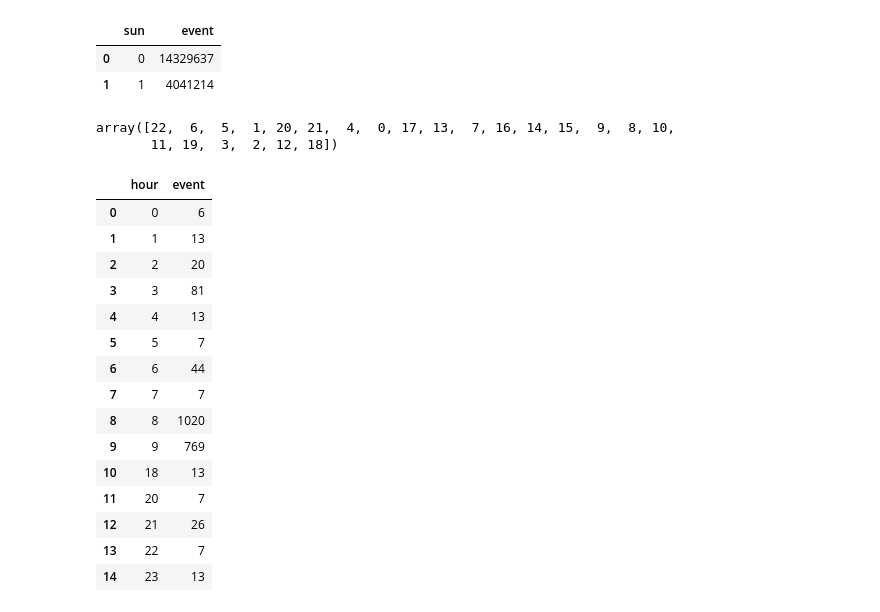
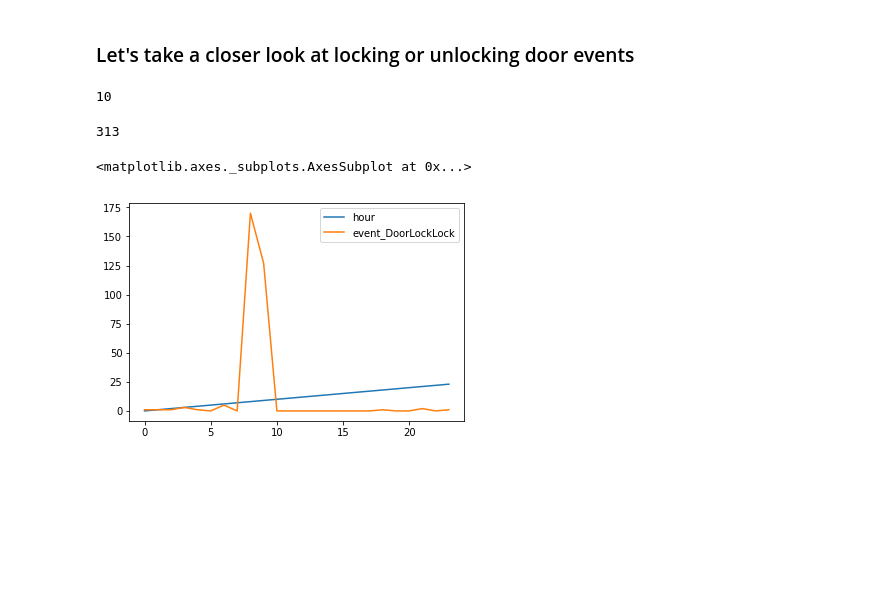
Before and after one commit to RBSystems/DataScience, a Jupyter notebook: stats_exploration.ipynb, the cells around one changed output. Drawn from its saved outputs; the diff is of its cells as text; code cells hidden in the pictures; blank space fills up the shorter version.

```diff
--- a/stats_exploration.ipynb
+++ b/stats_exploration.ipynb
@@ -44,0 +76,2 @@ sns.heatmap(corr,
+# %%
+binary_df = pd.concat([binary_df, original_col_df], axis=1)
@@ -45,11 +89,17 @@ sns.heatmap(corr,
+# %% [markdown]
+### Let's take a closer look at locking or unlocking door events
+# %%
+other_columns = ['week', 'day', 'month', 'hour',  'minute', 'second', 'sun', 'outside_temperature']
+# %%
+door_columns = other_columns + ['event_DoorLockLock', 'event_DoorLockUnlock']
+door_lock_df = binary_df[door_columns]
+# %%
+len(binary_df.month.unique())
+# %% [output]
+10
+# %%
+len(binary_df.loc[binary_df.event_DoorLockLock == 1])
+# %% [output]
+313
 # %%
-df[['event', 'sun']].groupby(['sun'], as_index=False).sum()
+df_lock_count = door_lock_df[['event_DoorLockLock', 'hour']].groupby(['hour'], as_index=False).sum()
-# %% [output]
-|  | sun | event |
-| 0 | 0 | 14329637 |
-| 1 | 1 | 4041214 |
-# %%
-df.event.unique()
-# %% [output]
-array([22,  6,  5,  1, 20, 21,  4,  0, 17, 13,  7, 16, 14, 15,  9,  8, 10,
-       11, 19,  3,  2, 12, 18])
@@ -58,19 +106,7 @@ door_lock_df = df.loc[df['event'].isin([6, 7])]
+# %%
+df_lock_count.plot()
+# %% [output]
+<matplotlib.axes._subplots.AxesSubplot at 0x...>
+[figure, added]
 # %%
-door_lock_df[['event', 'hour']].groupby(['hour'], as_index=False).sum()
+df_unlock_count = door_lock_df[['event_DoorLockUnlock', 'hour']].groupby(['hour'], as_index=False).sum()
-# %% [output]
-|  | hour | event |
-| 0 | 0 | 6 |
-| 1 | 1 | 13 |
-| 2 | 2 | 20 |
-| 3 | 3 | 81 |
-| 4 | 4 | 13 |
-| 5 | 5 | 7 |
-| 6 | 6 | 44 |
-| 7 | 7 | 7 |
-| 8 | 8 | 1020 |
-| 9 | 9 | 769 |
-| 10 | 18 | 13 |
-| 11 | 20 | 7 |
-| 12 | 21 | 26 |
-| 13 | 22 | 7 |
-| 14 | 23 | 13 |
```
Also changed, not shown: parts of 19 cells of this notebook, 1 other file.
